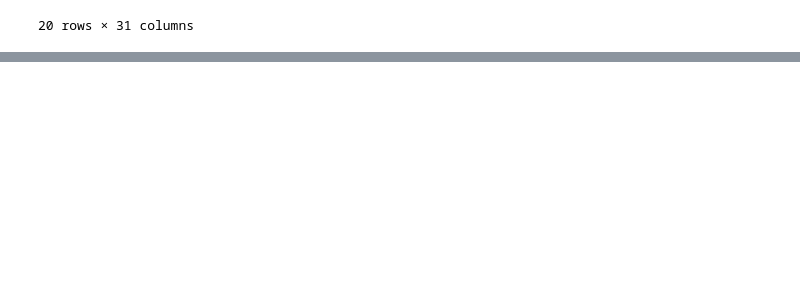
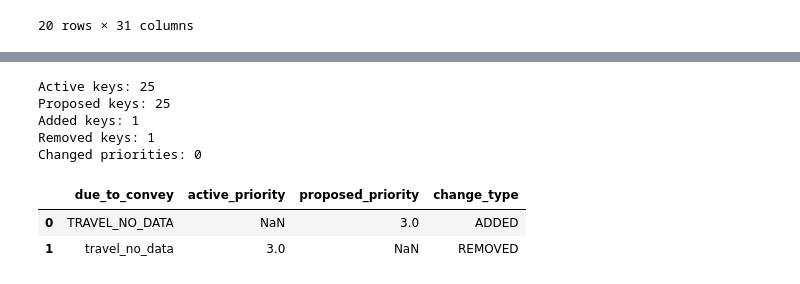
Before and after one commit to rgiz/cuopt_poc, a Jupyter notebook: notebooks/prep_data_files.ipynb, the cells around one changed output, grey strips where cells are left out. Cells and saved outputs as stored; diff of their text form; code cells hidden in the pictures; blank space fills up the shorter version.

```diff
--- a/notebooks/prep_data_files.ipynb
+++ b/notebooks/prep_data_files.ipynb
@@ -44,0 +711,57 @@ df_rsl.head(20)
+# %%
+# Compare current active map with proposed map and show exact diffs
+from pathlib import Path
+import json
+import pandas as pd
+
+active_path = Path('..') / 'data' / 'private' / 'active' / 'priority_map.json'
+proposed_path = Path('..') / 'data' / 'private' / 'active' / 'priority_map.proposed.json'
+
+with active_path.open('r', encoding='utf-8') as f:
+    active_map = json.load(f)
+
+with proposed_path.open('r', encoding='utf-8') as f:
+    proposed_map = json.load(f)
+
+active_keys = set(active_map.keys())
+proposed_keys = set(proposed_map.keys())
+
+added = sorted(proposed_keys - active_keys)
+removed = sorted(active_keys - proposed_keys)
+common = sorted(active_keys & proposed_keys)
+changed = sorted([k for k in common if int(active_map[k]) != int(proposed_map[k])])
+
+print(f"Active keys: {len(active_keys)}")
+print(f"Proposed keys: {len(proposed_keys)}")
+print(f"Added keys: {len(added)}")
+print(f"Removed keys: {len(removed)}")
+print(f"Changed priorities: {len(changed)}")
+
+diff_rows = []
+for key in added:
+    diff_rows.append({'due_to_convey': key, 'active_priority': None, 'proposed_priority': int(proposed_map[key]), 'change_type': 'ADDED'})
+for key in removed:
+    diff_rows.append({'due_to_convey': key, 'active_priority': int(active_map[key]), 'proposed_priority': None, 'change_type': 'REMOVED'})
+for key in changed:
+    diff_rows.append({'due_to_convey': key, 'active_priority': int(active_map[key]), 'proposed_priority': int(proposed_map[key]), 'change_type': 'CHANGED'})
+
+diff_df = pd.DataFrame(diff_rows).sort_values(['change_type', 'due_to_convey']) if diff_rows else pd.DataFrame(columns=['due_to_convey', 'active_priority', 'proposed_priority', 'change_type'])
+
+if diff_df.empty:
+    print('No differences between active and proposed maps.')
+else:
+    display(diff_df)
+
+# Optional review helper: uncomment if you want to promote proposed to active after review
+# with active_path.open('w', encoding='utf-8') as f:
+#     json.dump(proposed_map, f, indent=2, ensure_ascii=False)
+# print(f'Promoted proposed map to active: {active_path.resolve()}')
+# %% [output]
+Active keys: 25
+Proposed keys: 25
+Added keys: 1
+Removed keys: 1
+Changed priorities: 0
+|  | due_to_convey | active_priority | proposed_priority | change_type |
+| 0 | TRAVEL_NO_DATA | NaN | 3.0 | ADDED |
+| 1 | travel_no_data | 3.0 | NaN | REMOVED |
```
Also changed, not shown: parts of 14 cells of this notebook, 1 other file.
